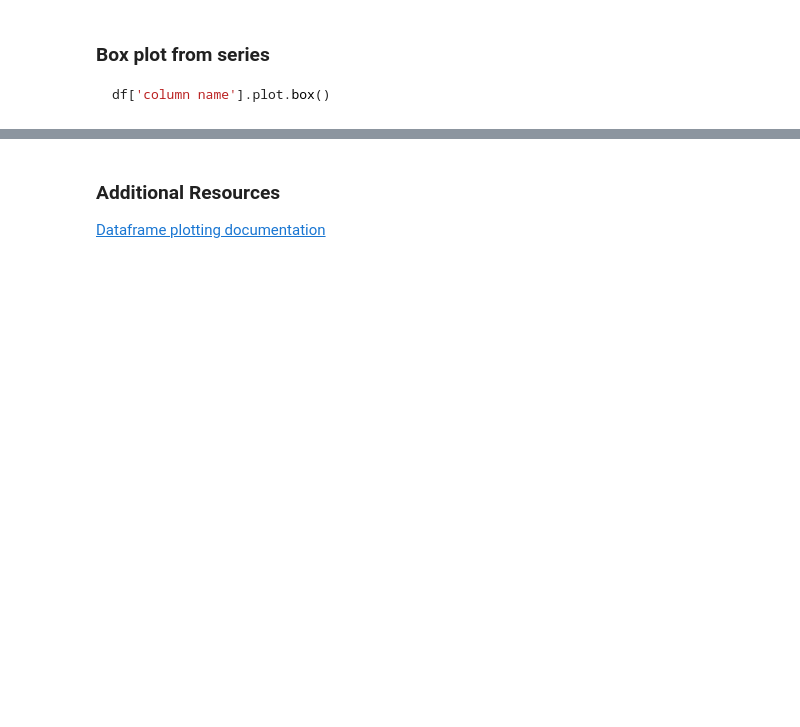
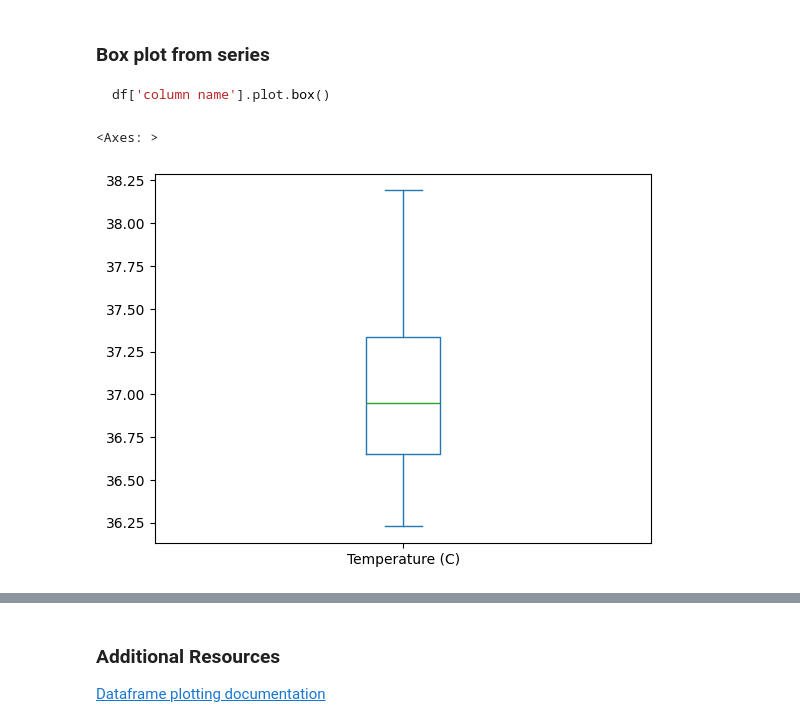
Before and after one commit to UH-MBBE/lecture-6-introduction-to-pandas-continued-garrettroell2, a Jupyter notebook: L6_Notes.ipynb, the cells around one changed output, grey strips where cells are left out. Cells and saved outputs as stored; diff of their text form; code cells hidden in the pictures; blank space fills up the shorter version.

````diff
--- a/L6_Notes.ipynb
+++ b/L6_Notes.ipynb
@@ -94,3 +264,7 @@ df['column name'].plot.box()
 ```
 # %%
 # make a boxplot of the all the values in the temperature column
+merged_inter_df['Temperature (C)'].plot.box()
+# %% [output]
+<Axes: >
+[figure, added]
````
Also changed, not shown: parts of 21 cells of this notebook, 1 other file.
